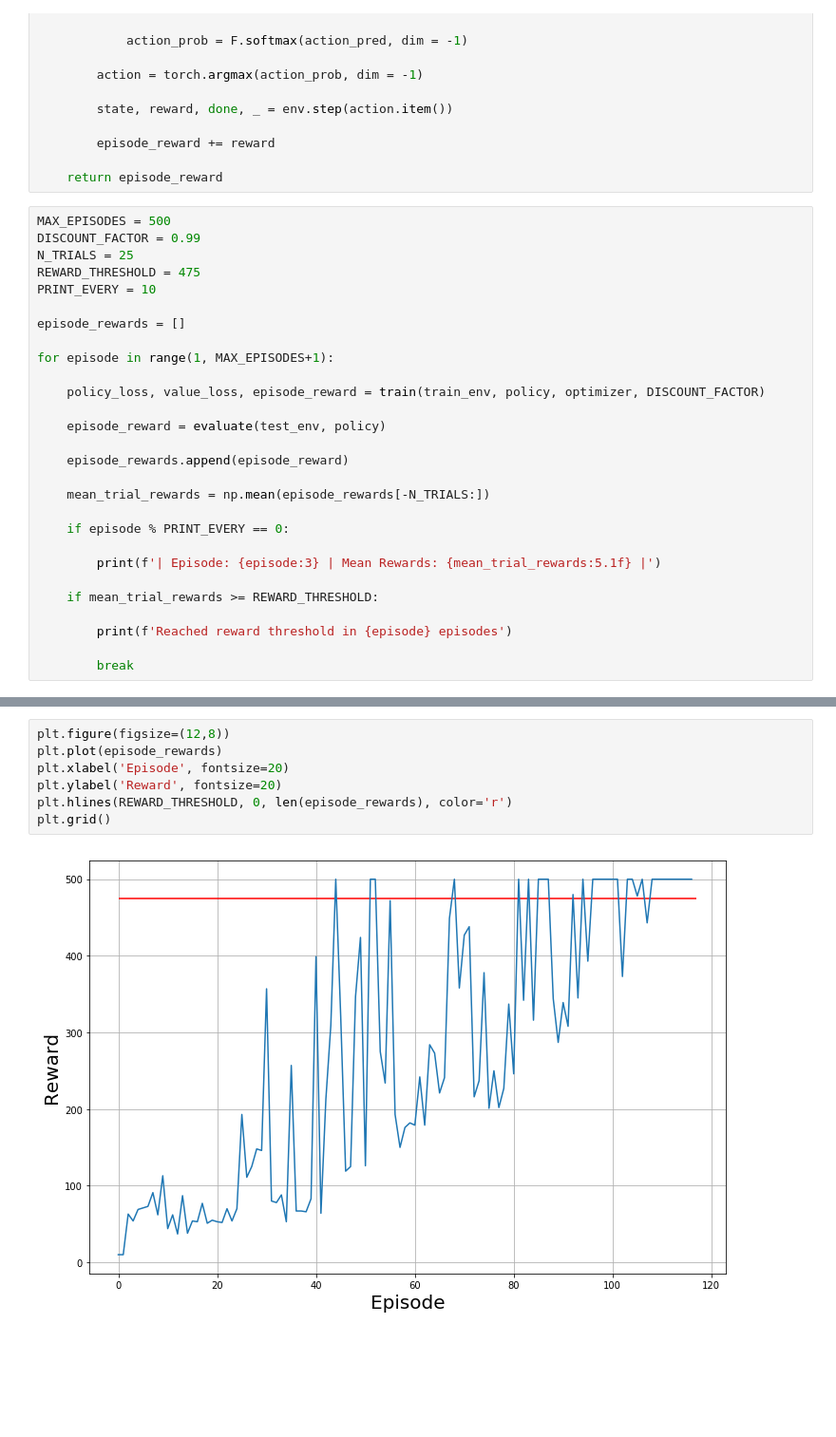
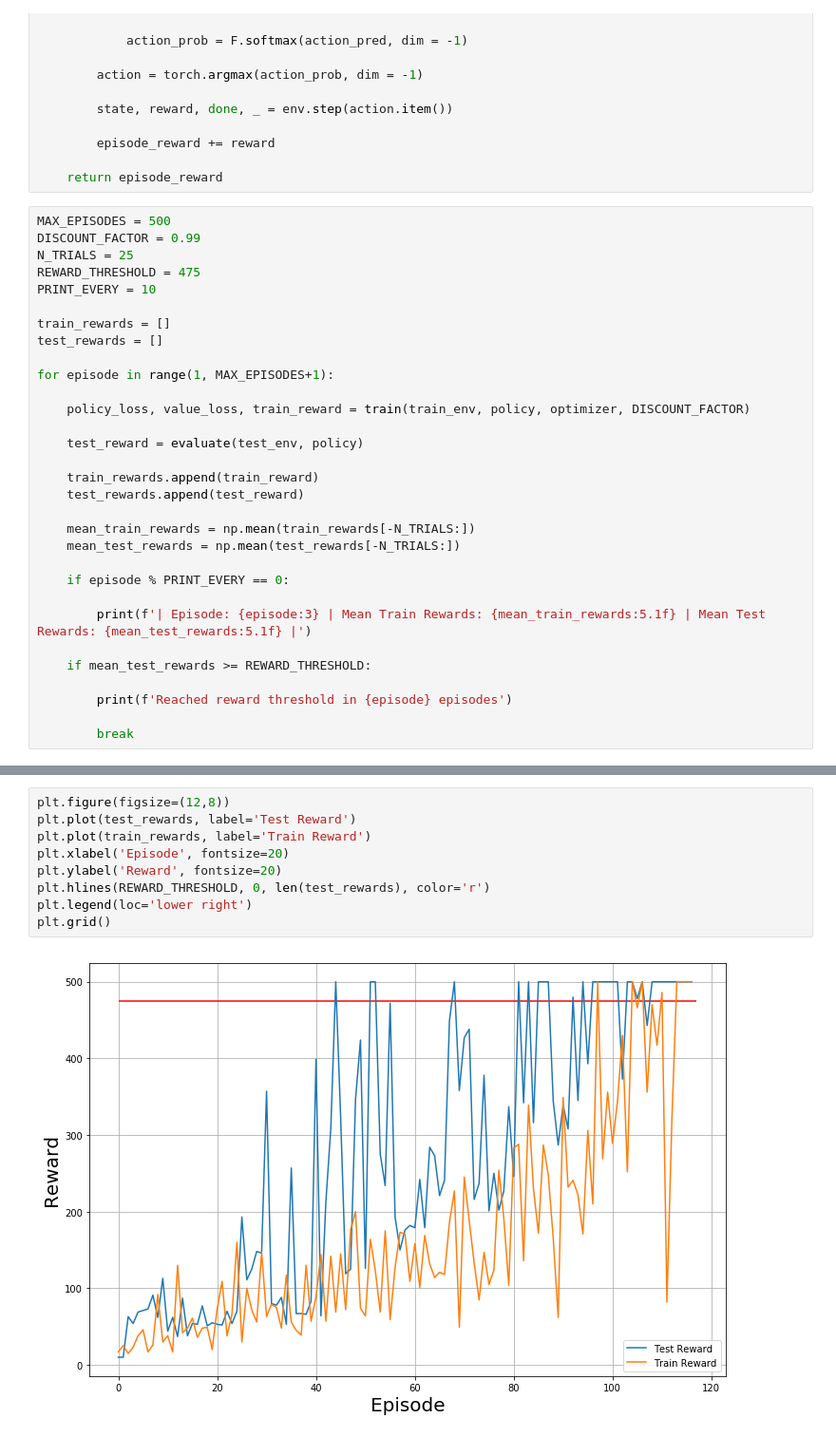
Before and after one commit to bentrevett/pytorch-rl, a Jupyter notebook: 3 - Advantage Actor Critic (A2C).ipynb, the cells around one changed output, grey strips where cells are left out. Shown at 95% size. Cells and saved outputs as stored; diff of their text form; blank space fills up the shorter version.

```diff
--- a/3 - Advantage Actor Critic (A2C).ipynb
+++ b/3 - Advantage Actor Critic (A2C).ipynb
@@ -214,23 +214,26 @@ N_TRIALS = 25
 REWARD_THRESHOLD = 475
 PRINT_EVERY = 10
 
-episode_rewards = []
+train_rewards = []
+test_rewards = []
 
 for episode in range(1, MAX_EPISODES+1):
 
-    policy_loss, value_loss, episode_reward = train(train_env, policy, optimizer, DISCOUNT_FACTOR)
+    policy_loss, value_loss, train_reward = train(train_env, policy, optimizer, DISCOUNT_FACTOR)
 
-    episode_reward = evaluate(test_env, policy)
+    test_reward = evaluate(test_env, policy)
 
-    episode_rewards.append(episode_reward)
+    train_rewards.append(train_reward)
+    test_rewards.append(test_reward)
 
-    mean_trial_rewards = np.mean(episode_rewards[-N_TRIALS:])
+    mean_train_rewards = np.mean(train_rewards[-N_TRIALS:])
+    mean_test_rewards = np.mean(test_rewards[-N_TRIALS:])
 
     if episode % PRINT_EVERY == 0:
 
-        print(f'| Episode: {episode:3} | Mean Rewards: {mean_trial_rewards:5.1f} |')
+        print(f'| Episode: {episode:3} | Mean Train Rewards: {mean_train_rewards:5.1f} | Mean Test Rewards: {mean_test_rewards:5.1f} |')
 
-    if mean_trial_rewards >= REWARD_THRESHOLD:
+    if mean_test_rewards >= REWARD_THRESHOLD:
 
         print(f'Reached reward threshold in {episode} episodes')
 
@@ -250,10 +253,12 @@ for episode in range(1, MAX_EPISODES+1):
 Reached reward threshold in 117 episodes
 # %%
 plt.figure(figsize=(12,8))
-plt.plot(episode_rewards)
+plt.plot(test_rewards, label='Test Reward')
+plt.plot(train_rewards, label='Train Reward')
 plt.xlabel('Episode', fontsize=20)
 plt.ylabel('Reward', fontsize=20)
-plt.hlines(REWARD_THRESHOLD, 0, len(episode_rewards), color='r')
+plt.hlines(REWARD_THRESHOLD, 0, len(test_rewards), color='r')
+plt.legend(loc='lower right')
 plt.grid()
 # %% [output]
-[figure, old version]
+[figure, new version]
```
Also changed, not shown: parts of 1 cell of this notebook, 4 other files.
